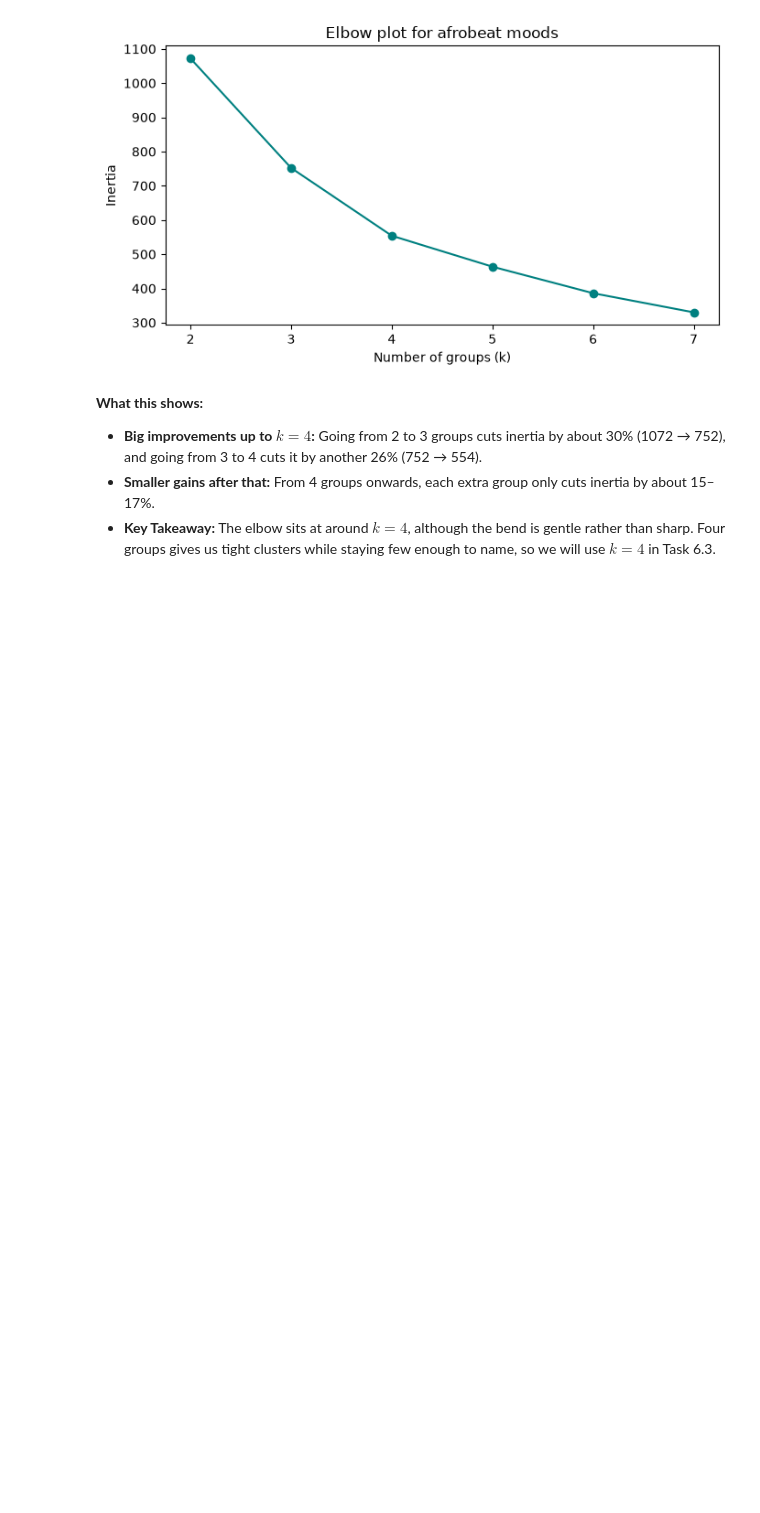
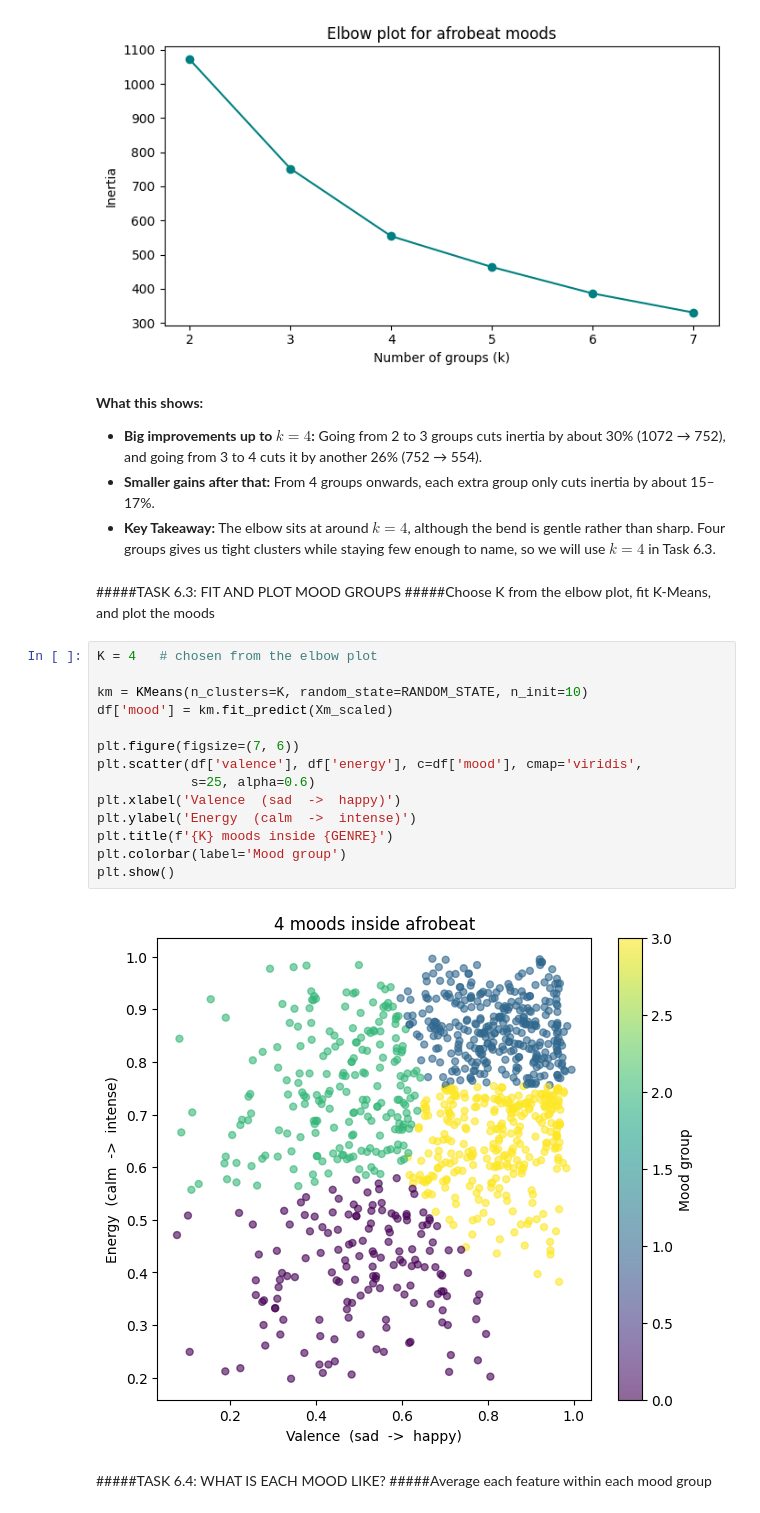
Before and after one commit to Tdaniels4real/music-popularity-capstone, a Jupyter notebook: music_popularity_capstone.ipynb, the cells around one changed output. Saved outputs shown, nothing was run; the diff lists cells and outputs as text; blank space fills up the shorter version.

Commit message:
Week 7: Clustering and tuning complete (6.3 to 7.2)

```diff
--- a/music_popularity_capstone.ipynb
+++ b/music_popularity_capstone.ipynb
@@ -835,3 +834,25 @@ plt.show()
 * **Big improvements up to $k = 4$:** Going from 2 to 3 groups cuts inertia by about 30% (1072 → 752), and going from 3 to 4 cuts it by another 26% (752 → 554).
 * **Smaller gains after that:** From 4 groups onwards, each extra group only cuts inertia by about 15–17%.
 * **Key Takeaway:** The elbow sits at around **$k = 4$**, although the bend is gentle rather than sharp. Four groups gives us tight clusters while staying few enough to name, so we will use $k = 4$ in Task 6.3.
+# %% [markdown]
+#####TASK 6.3: FIT AND PLOT MOOD GROUPS
+#####Choose K from the elbow plot, fit K-Means, and plot the moods
+# %%
+K = 4   # chosen from the elbow plot
+
+km = KMeans(n_clusters=K, random_state=RANDOM_STATE, n_init=10)
+df['mood'] = km.fit_predict(Xm_scaled)
+
+plt.figure(figsize=(7, 6))
+plt.scatter(df['valence'], df['energy'], c=df['mood'], cmap='viridis',
+            s=25, alpha=0.6)
+plt.xlabel('Valence  (sad  ->  happy)')
+plt.ylabel('Energy  (calm  ->  intense)')
+plt.title(f'{K} moods inside {GENRE}')
+plt.colorbar(label='Mood group')
+plt.show()
+# %% [output]
+[figure, added]
+# %% [markdown]
+#####TASK 6.4: WHAT IS EACH MOOD LIKE?
+#####Average each feature within each mood group
```
Also changed, not shown: parts of 18 cells of this notebook.
